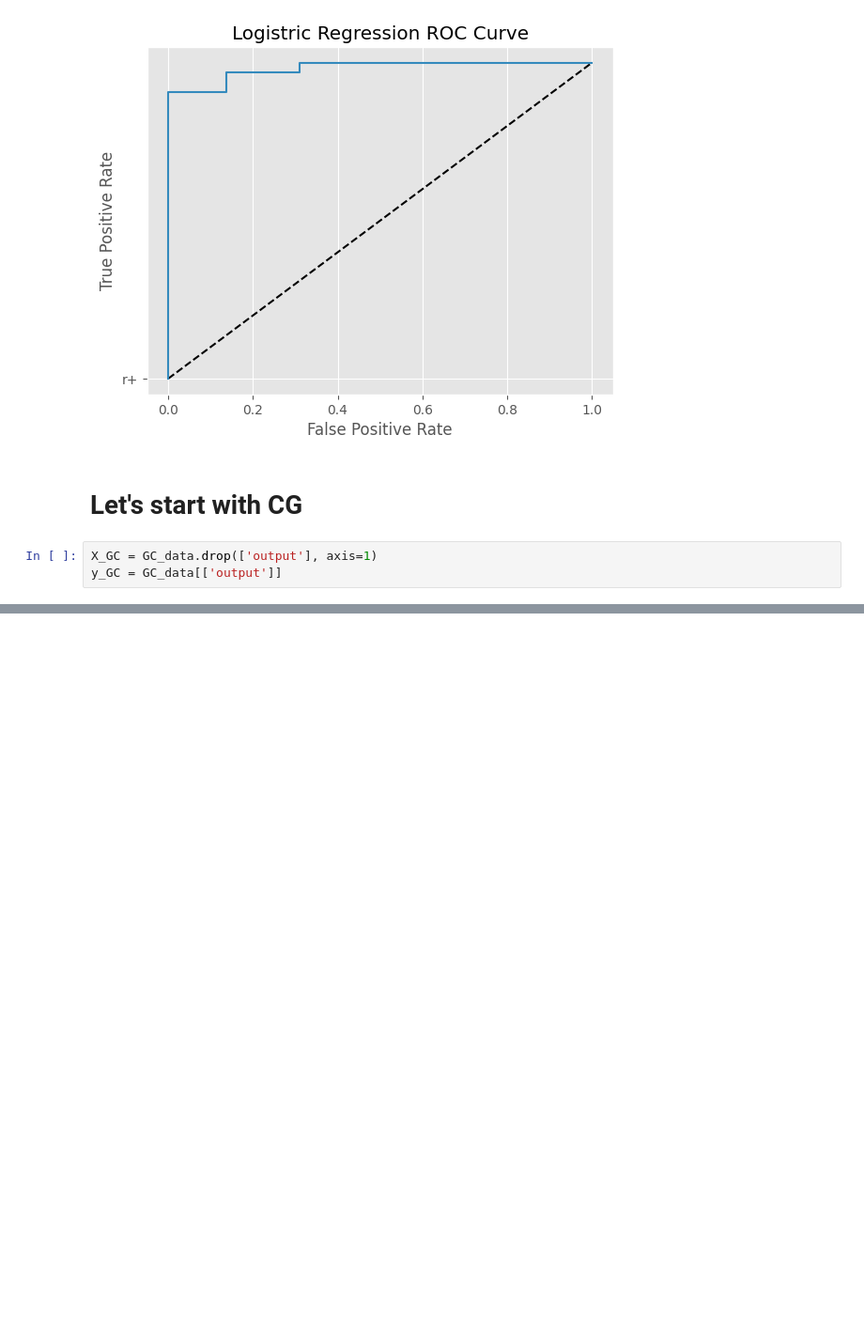
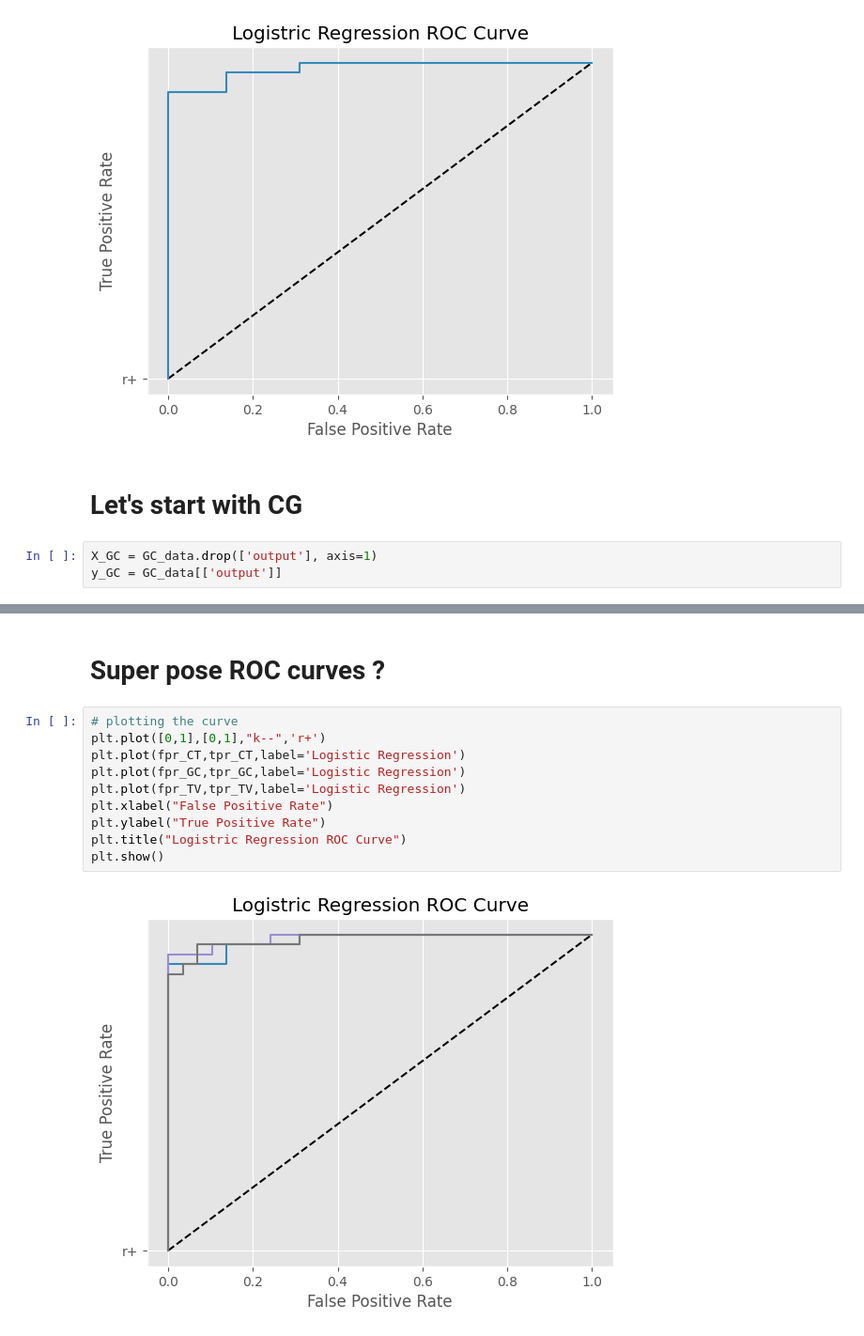
Before and after one commit to SharkyStacky/Learning-ML-Python, a Jupyter notebook: first_steps/8-Modeling.ipynb, the cells around one changed output, grey strips where cells are left out. Shown at 94% size. Cells and saved outputs as stored; diff of their text form; blank space fills up the shorter version.

```diff
--- a/first_steps/8-Modeling.ipynb
+++ b/first_steps/8-Modeling.ipynb
@@ -193,0 +269,14 @@ plt.show()
+# %% [markdown]
+# Super pose ROC curves ?
+# %%
+# plotting the curve
+plt.plot([0,1],[0,1],"k--",'r+')
+plt.plot(fpr_CT,tpr_CT,label='Logistic Regression')
+plt.plot(fpr_GC,tpr_GC,label='Logistic Regression')
+plt.plot(fpr_TV,tpr_TV,label='Logistic Regression')
+plt.xlabel("False Positive Rate")
+plt.ylabel("True Positive Rate")
+plt.title("Logistric Regression ROC Curve")
+plt.show()
+# %% [output]
+[figure, added]
```
Also changed, not shown: parts of 18 cells of this notebook, 2 other files.
